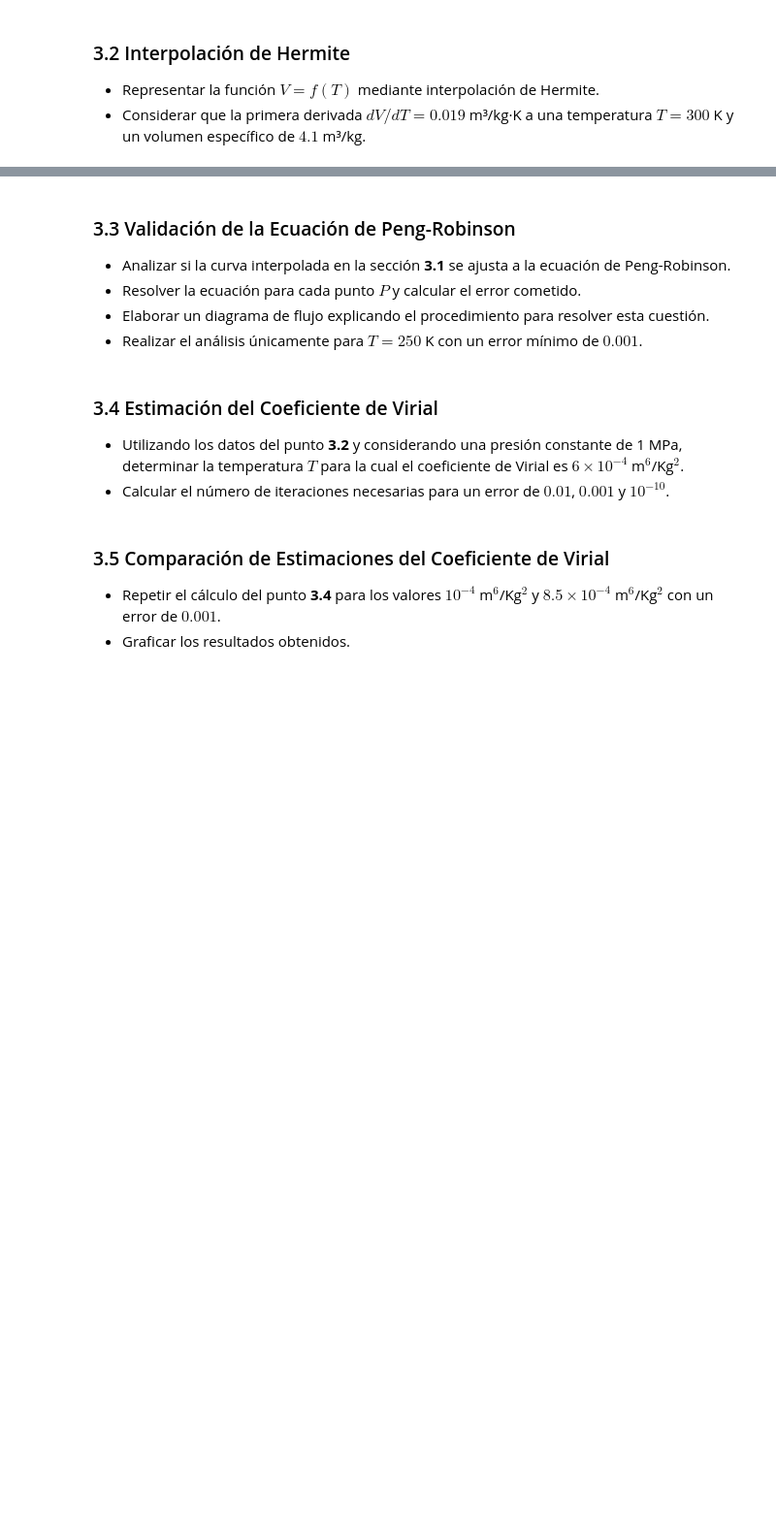
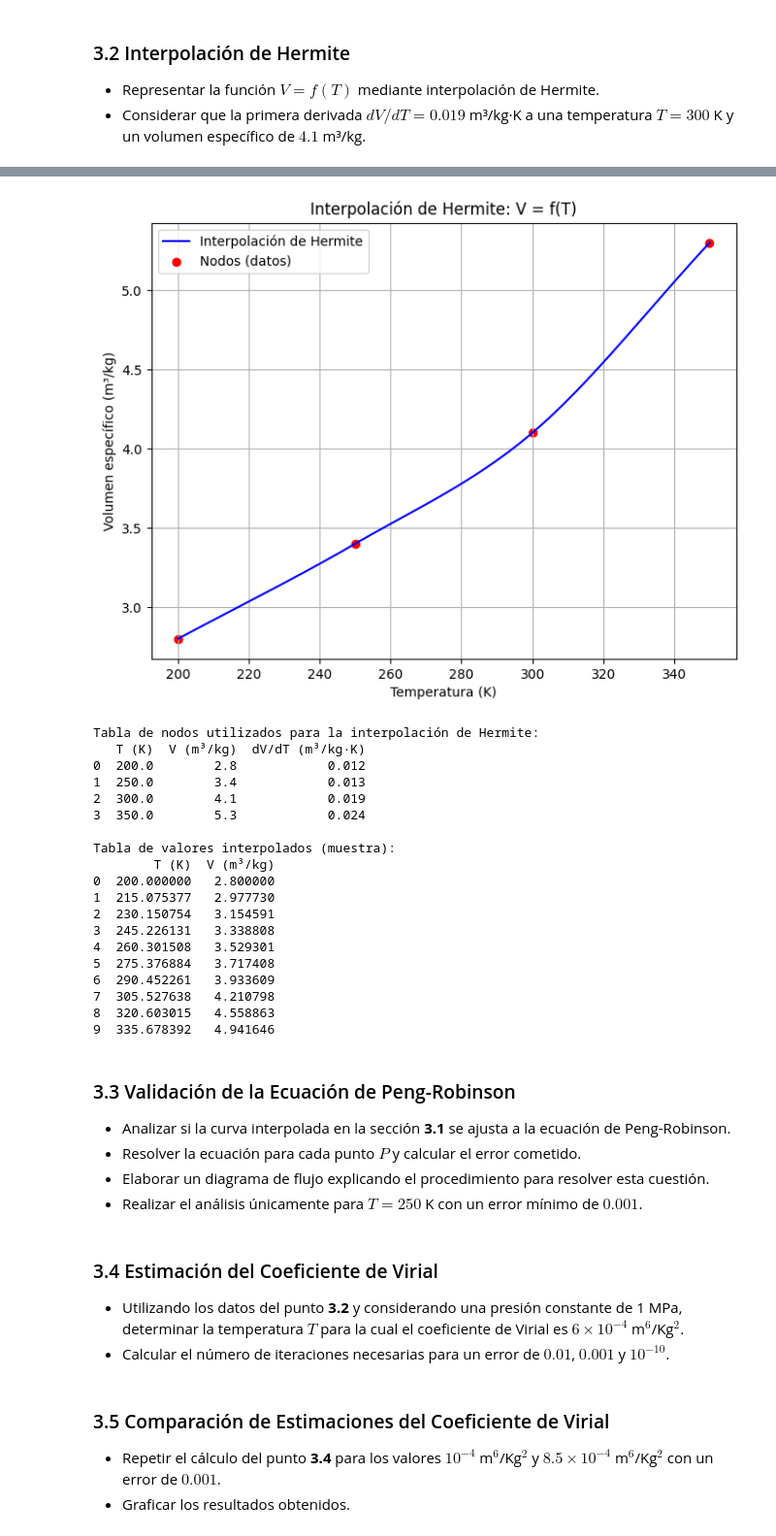
Before and after one commit to Jacobo24/Caso_1_M-todos, a Jupyter notebook: Caso_1.ipynb, the cells around one changed output, grey strips where cells are left out. Shown at 97% size. Cells and saved outputs as stored; diff of their text form; code cells hidden in the pictures; blank space fills up the shorter version.

```diff
--- a/Caso_1.ipynb
+++ b/Caso_1.ipynb
@@ -157,3 +261,78 @@ for r in results:
+# %%
+import numpy as np
+import matplotlib.pyplot as plt
+from scipy.interpolate import CubicHermiteSpline
+import pandas as pd
+
+# Datos de los nodos (usando datos de P=1.0 MPa como ejemplo)
+T_nodes = np.array([200, 250, 300, 350], dtype=float)
+V_nodes = np.array([2.80, 3.40, 4.10, 5.30], dtype=float)
+
+# Estimación de derivadas (dV/dT) en cada nodo:
+dVdT = np.empty_like(T_nodes)
+dVdT[0] = (V_nodes[1] - V_nodes[0]) / (T_nodes[1] - T_nodes[0])  # Aproximadamente 0.012 m³/kg·K
+dVdT[1] = (V_nodes[2] - V_nodes[0]) / (T_nodes[2] - T_nodes[0])  # Aproximadamente 0.013 m³/kg·K
+dVdT[2] = 0.019  # Dado: en T=300 K, dV/dT = 0.019 m³/kg·K
+dVdT[3] = (V_nodes[3] - V_nodes[2]) / (T_nodes[3] - T_nodes[2])  # Aproximadamente 0.024 m³/kg·K
+
+# Creación de la interpolación de Hermite
+hermite_interp = CubicHermiteSpline(T_nodes, V_nodes, dVdT)
+
+# Evaluación de la función en un grid fino de temperaturas
+T_fine = np.linspace(T_nodes[0], T_nodes[-1], 200)
+V_fine = hermite_interp(T_fine)
+
+# Graficar la interpolación
+plt.figure(figsize=(8,6))
+plt.plot(T_fine, V_fine, label='Interpolación de Hermite', color='blue')
+plt.scatter(T_nodes, V_nodes, color='red', label='Nodos (datos)')
+plt.xlabel('Temperatura (K)')
+plt.ylabel('Volumen específico (m³/kg)')
+plt.title('Interpolación de Hermite: V = f(T)')
+plt.legend()
+plt.grid(True)
+plt.show()
+
+# 1. Tabla de nodos (con las derivadas usadas)
+tabla_nodos = pd.DataFrame({
+    "T (K)": T_nodes,
+    "V (m³/kg)": V_nodes,
+    "dV/dT (m³/kg·K)": np.round(dVdT, 3)
+})
+print("Tabla de nodos utilizados para la interpolación de Hermite:")
+print(tabla_nodos)
+
+# 2. Tabla de valores interpolados (muestra)
+# Se crea una tabla con todos los valores y se muestra una muestra de la misma
+tabla_interp = pd.DataFrame({
+    "T (K)": T_fine,
+    "V (m³/kg)": V_fine
+})
+# Seleccionamos cada 20ª fila para la muestra
+tabla_muestra = tabla_interp.iloc[::20, :].reset_index(drop=True)
+print("\nTabla de valores interpolados (muestra):")
+print(tabla_muestra)
+# %% [output]
+[figure, added]
+Tabla de nodos utilizados para la interpolación de Hermite:
+   T (K)  V (m³/kg)  dV/dT (m³/kg·K)
+0  200.0        2.8            0.012
+1  250.0        3.4            0.013
+2  300.0        4.1            0.019
+3  350.0        5.3            0.024
+
+Tabla de valores interpolados (muestra):
+        T (K)  V (m³/kg)
+0  200.000000   2.800000
+1  215.075377   2.977730
+2  230.150754   3.154591
+3  245.226131   3.338808
+4  260.301508   3.529301
+5  275.376884   3.717408
+6  290.452261   3.933609
+7  305.527638   4.210798
+8  320.603015   4.558863
+9  335.678392   4.941646
 # %% [markdown]
 ### 3.3 Validación de la Ecuación de Peng-Robinson
 
```
Also changed, not shown: parts of 7 cells of this notebook.
